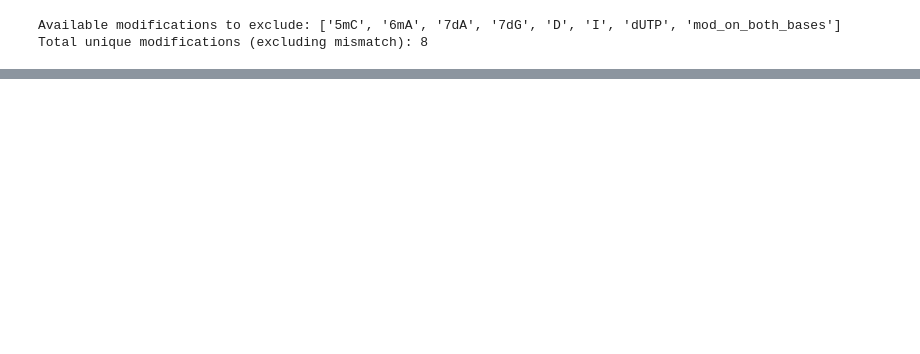
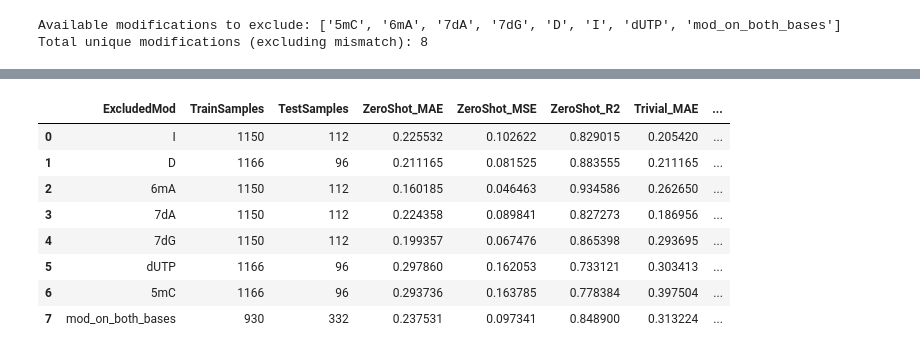
Before and after one commit to rubensolozabal/TFBind, a Jupyter notebook: notebooks/02_linear_including_all_other_mods.ipynb, the cells around one changed output, grey strips where cells are left out. Drawn from its saved outputs; the diff is of its cells as text; code cells hidden in the pictures; blank space fills up the shorter version.

Commit message:
Add: trivial prediction

```diff
--- a/notebooks/02_linear_including_all_other_mods.ipynb
+++ b/notebooks/02_linear_including_all_other_mods.ipynb
@@ -291,0 +382,12 @@ plt.show()
+# %%
+metrics_df_with_trivial
+# %% [output]
+|  | ExcludedMod | TrainSamples | TestSamples | ZeroShot_MAE | ZeroShot_MSE | ZeroShot_R2 | Trivial_MAE | ... |
+| 0 | I | 1150 | 112 | 0.225532 | 0.102622 | 0.829015 | 0.205420 | ... |
+| 1 | D | 1166 | 96 | 0.211165 | 0.081525 | 0.883555 | 0.211165 | ... |
+| 2 | 6mA | 1150 | 112 | 0.160185 | 0.046463 | 0.934586 | 0.262650 | ... |
+| 3 | 7dA | 1150 | 112 | 0.224358 | 0.089841 | 0.827273 | 0.186956 | ... |
+| 4 | 7dG | 1150 | 112 | 0.199357 | 0.067476 | 0.865398 | 0.293695 | ... |
+| 5 | dUTP | 1166 | 96 | 0.297860 | 0.162053 | 0.733121 | 0.303413 | ... |
+| 6 | 5mC | 1166 | 96 | 0.293736 | 0.163785 | 0.778384 | 0.397504 | ... |
+| 7 | mod_on_both_bases | 930 | 332 | 0.237531 | 0.097341 | 0.848900 | 0.313224 | ... |
```
Also changed, not shown: parts of 14 cells of this notebook, 8 other files.
